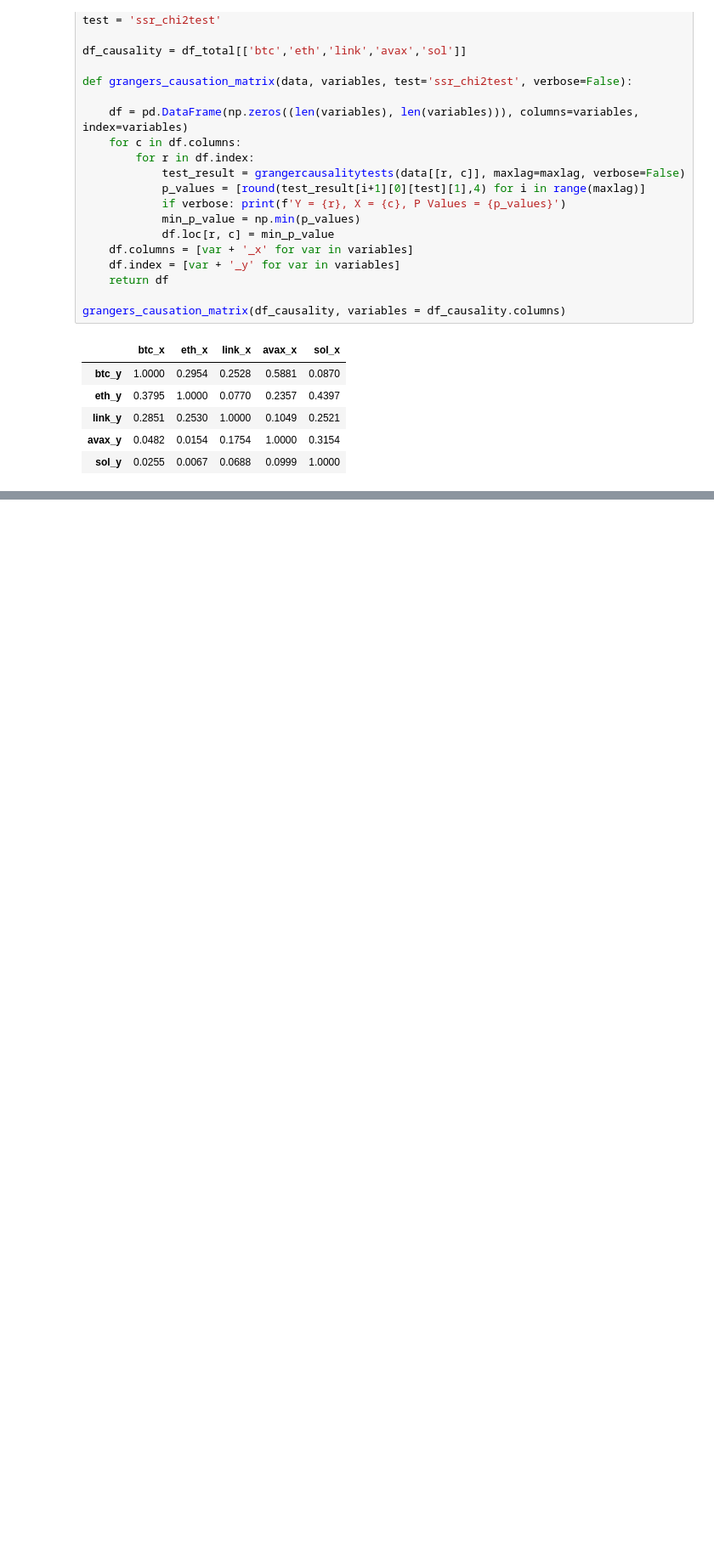
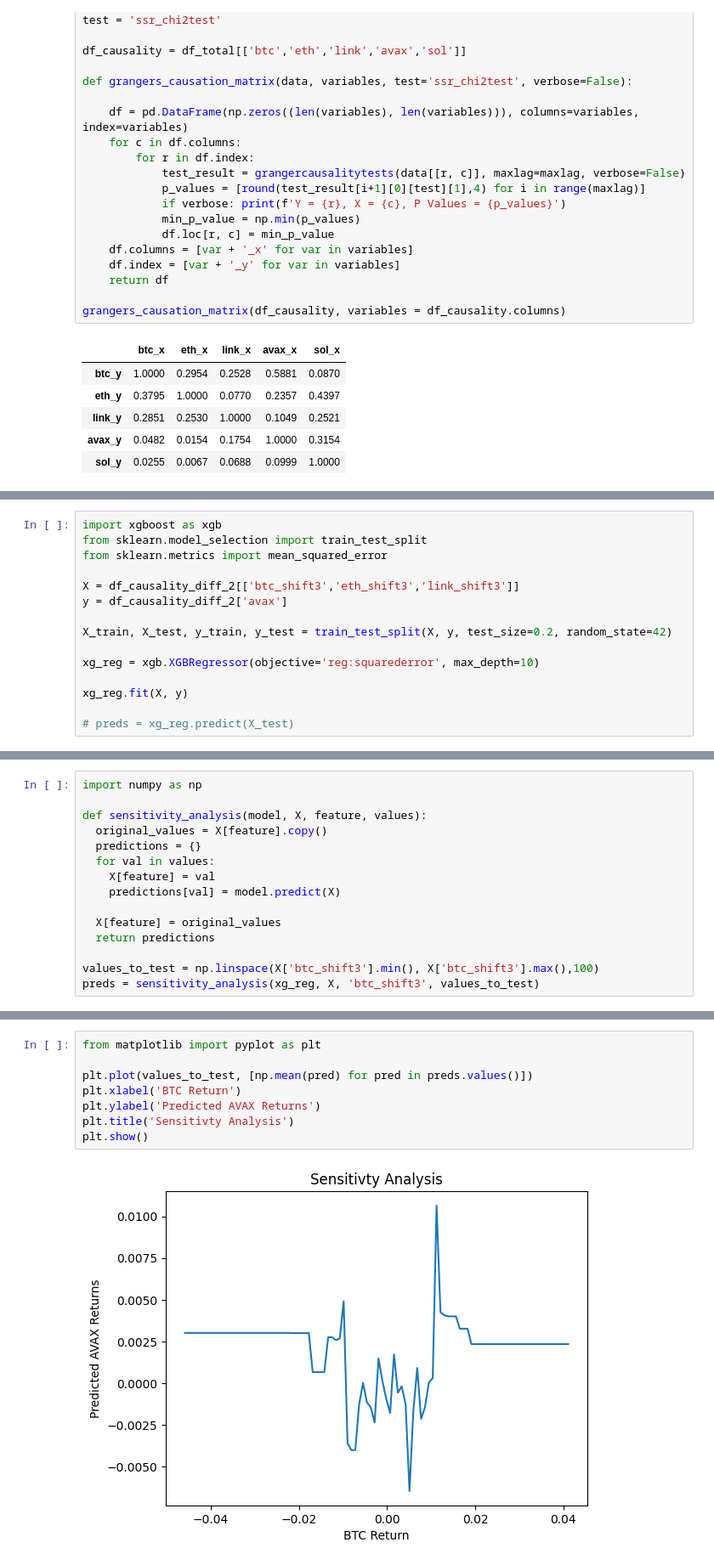
Before and after one commit to outfox330/ML_Models_on_Time_Series, a Jupyter notebook: BTC_FORECAST.ipynb, the cells around one changed output, grey strips where cells are left out. Shown at 85% size. Cells and saved outputs as stored; diff of their text form; blank space fills up the shorter version.

```diff
--- a/BTC_FORECAST.ipynb
+++ b/BTC_FORECAST.ipynb
@@ -1333,0 +1356,15 @@ grangers_causation_matrix(df_causality_diff, variables = df_causality_diff.colum
+# %%
+import xgboost as xgb
+from sklearn.model_selection import train_test_split
+from sklearn.metrics import mean_squared_error
+
+X = df_causality_diff_2[['btc_shift3','eth_shift3','link_shift3']]
+y = df_causality_diff_2['avax']
+
+X_train, X_test, y_train, y_test = train_test_split(X, y, test_size=0.2, random_state=42)
+
+xg_reg = xgb.XGBRegressor(objective='reg:squarederror', max_depth=10)
+
+xg_reg.fit(X, y)
+
+# preds = xg_reg.predict(X_test)
@@ -1333,0 +1383,15 @@ grangers_causation_matrix(df_causality_diff, variables = df_causality_diff.colum
+# %%
+import numpy as np
+
+def sensitivity_analysis(model, X, feature, values):
+  original_values = X[feature].copy()
+  predictions = {}
+  for val in values:
+    X[feature] = val
+    predictions[val] = model.predict(X)
+
+  X[feature] = original_values
+  return predictions
+
+values_to_test = np.linspace(X['btc_shift3'].min(), X['btc_shift3'].max(),100)
+preds = sensitivity_analysis(xg_reg, X, 'btc_shift3', values_to_test)
@@ -1333,0 +1416,10 @@ grangers_causation_matrix(df_causality_diff, variables = df_causality_diff.colum
+# %%
+from matplotlib import pyplot as plt
+
+plt.plot(values_to_test, [np.mean(pred) for pred in preds.values()])
+plt.xlabel('BTC Return')
+plt.ylabel('Predicted AVAX Returns')
+plt.title('Sensitivty Analysis')
+plt.show()
+# %% [output]
+[figure, added]
```
Also changed, not shown: parts of 6 cells of this notebook.
